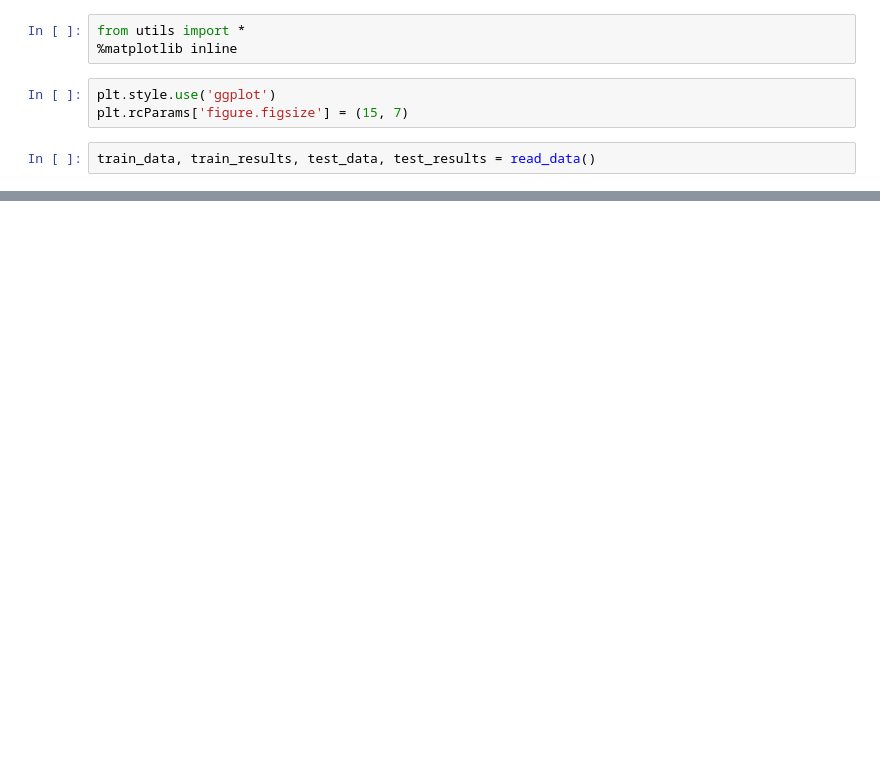
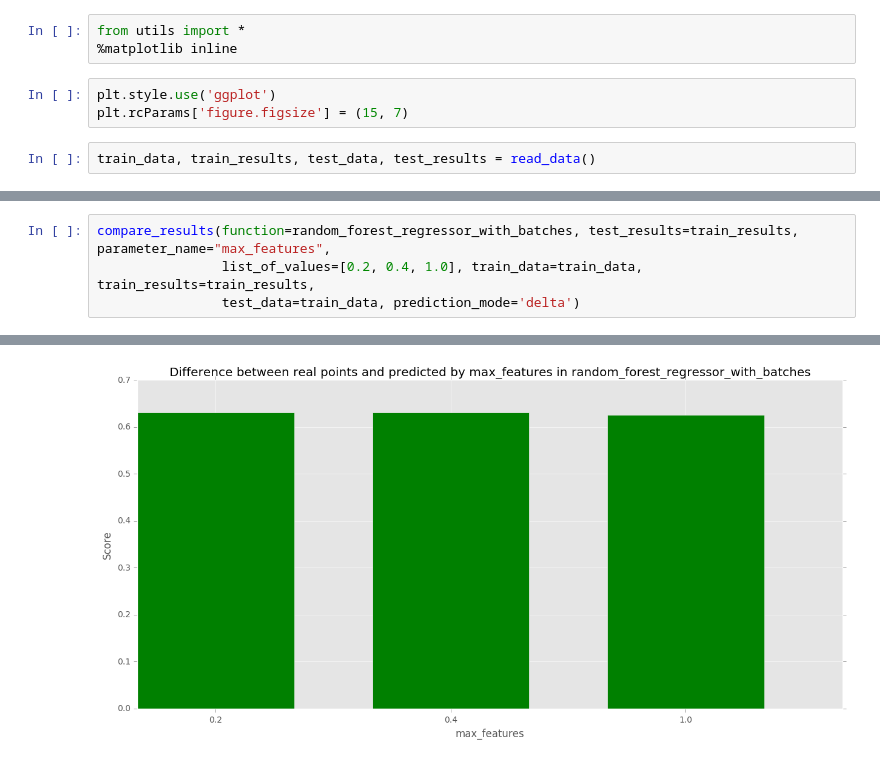
Before and after one commit to avgaydashenko/cuddly-robot, a Jupyter notebook: framework.ipynb, the cells around one changed output, grey strips where cells are left out. Drawn from its saved outputs; the diff is of its cells as text; blank space fills up the shorter version.

```diff
--- a/framework.ipynb
+++ b/framework.ipynb
@@ -44,0 +49,5 @@ new_get_most_unpredictable_pedestrians(file, test_results, 10)
+# %%
+compare_results(function=random_forest_regressor_with_batches, test_results=train_results, parameter_name="max_features",
+                list_of_values=[0.2, 0.4, 1.0], train_data=train_data, train_results=train_results,
+                test_data=train_data, prediction_mode='delta')
+# %% [output]
@@ -44,0 +59 @@ new_get_most_unpredictable_pedestrians(file, test_results, 10)
+[figure, added]
```
Also changed, not shown: parts of 6 cells of this notebook, 2 other files.
